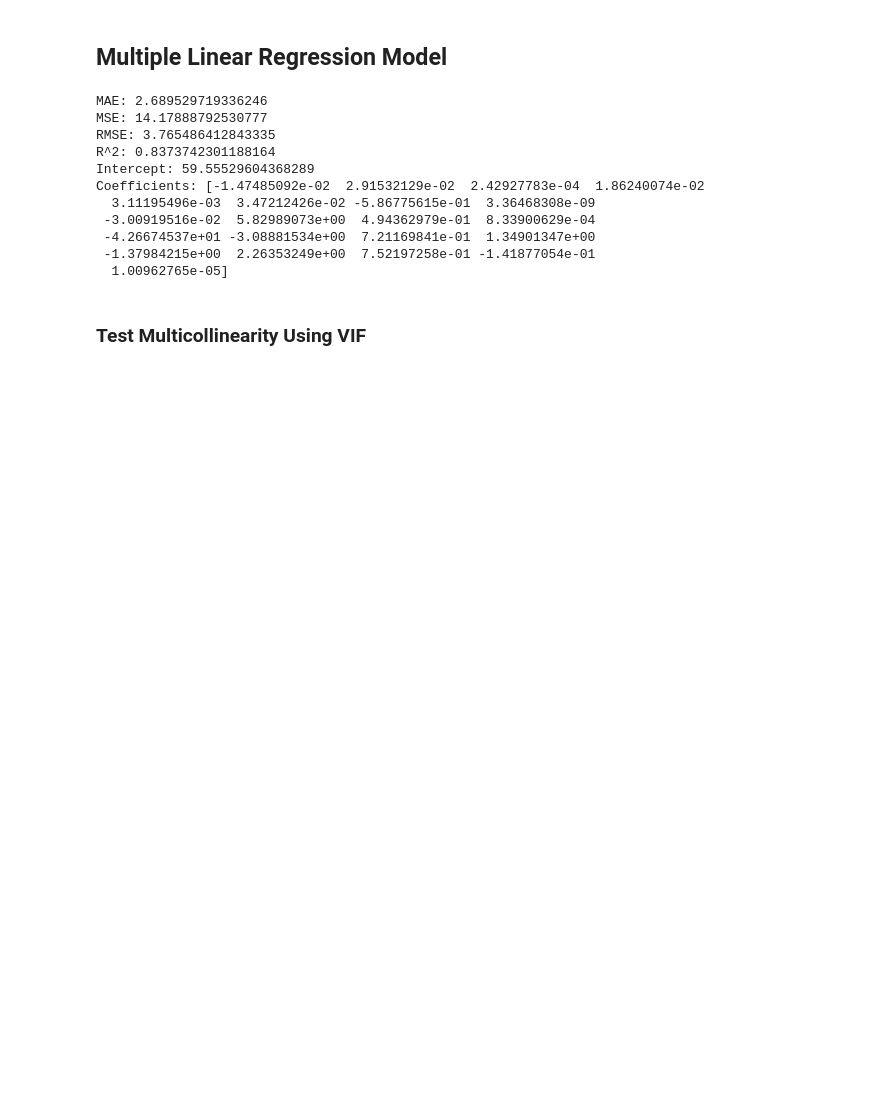
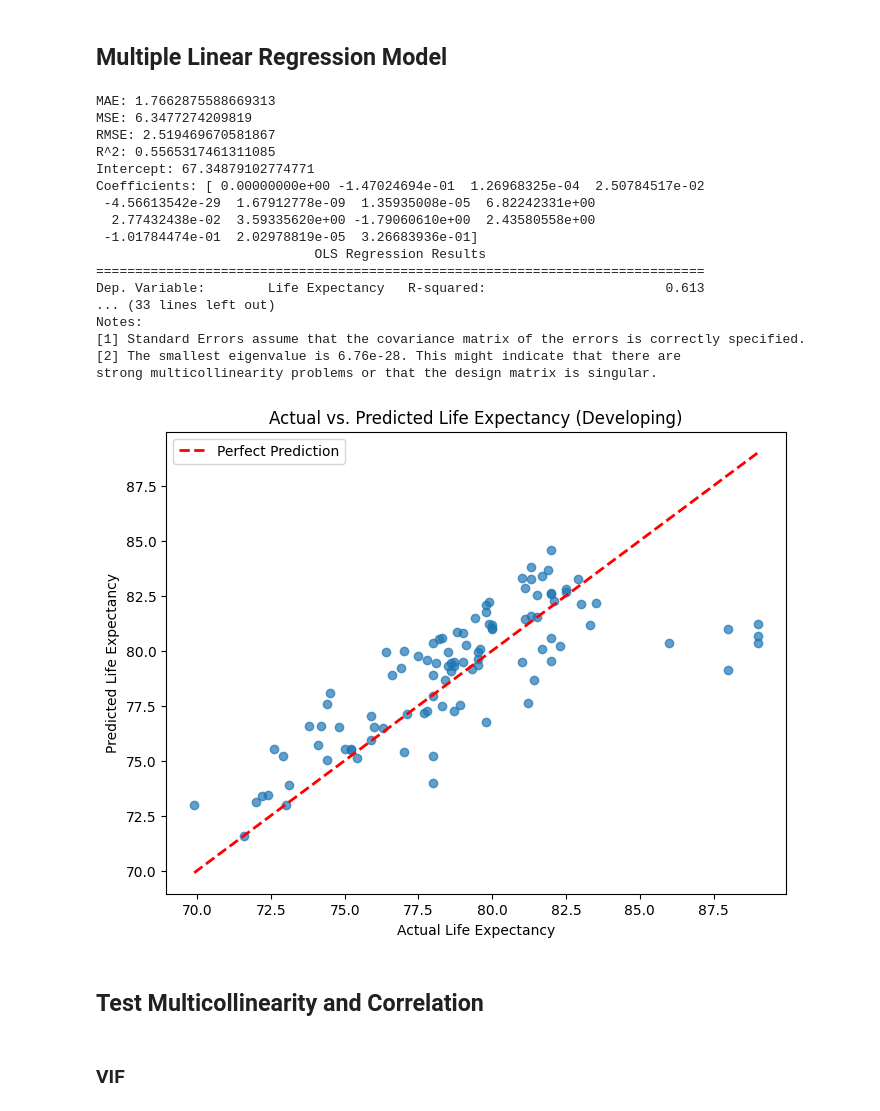
Before and after one commit to sophieharman/Volume-3-LifeExpectancyProject, a Jupyter notebook: Data Analysis/RegressionModel.ipynb, the cells around one changed output. Cells and saved outputs as stored; diff of their text form; code cells hidden in the pictures; blank space fills up the shorter version.

Commit message:
Regularized regression

```diff
--- a/Data Analysis/RegressionModel.ipynb
+++ b/Data Analysis/RegressionModel.ipynb
@@ -83,20 +33,24 @@ dtype: float64
 # %% [markdown]
 ## Multiple Linear Regression Model
 # %%
-# Preprocess the data
+# Prepare the data
 X = df[cols]  # Independent variables
 y = df['Life Expectancy']  # Dependent variable
+
+# Add constant to the independent variables (intercept term)
+X = sm.add_constant(X, has_constant='add')
 
 # Split the data
 X_train, X_test, y_train, y_test = train_test_split(X, y, test_size=0.2, random_state=42)
 
-# Fit the regression model
-model = LinearRegression()
-model.fit(X_train, y_train)
+# Initialize and fit Ridge regression model
+ridge_model = Ridge(alpha=1.0)  # You can adjust the alpha (regularization strength)
+ridge_model.fit(X_train, y_train)
+
+# Predictions
+y_pred = ridge_model.predict(X_test)
 
 # Evaluate the model
-y_pred = model.predict(X_test)
-# Evaluate model performance
 mae = mean_absolute_error(y_test, y_pred)
 mse = mean_squared_error(y_test, y_pred)
 r2 = r2_score(y_test, y_pred)
@@ -106,23 +60,45 @@ print(f'MSE: {mse}')
 print(f'RMSE: {np.sqrt(mse)}')
 print(f'R^2: {r2}')
 
-# Interpret the coefficients
-coefficients = model.coef_
-intercept = model.intercept_
-print("Intercept:", intercept)
-print("Coefficients:", coefficients)
+# Coefficients and intercept
+print("Intercept:", ridge_model.intercept_)
+print("Coefficients:", ridge_model.coef_)
+
+# Approximate p-values using statsmodels OLS
+ols_model = sm.OLS(y_train, X_train).fit()
+print(ols_model.summary())  # Will show coefficients, p-values, and more
 # %% [output]
-MAE: 2.689529719336246
-MSE: 14.17888792530777
-RMSE: 3.765486412843335
-R^2: 0.8373742301188164
-Intercept: 59.55529604368289
-Coefficients: [-1.47485092e-02  2.91532129e-02  2.42927783e-04  1.86240074e-02
-  3.11195496e-03  3.47212426e-02 -5.86775615e-01  3.36468308e-09
- -3.00919516e-02  5.82989073e+00  4.94362979e-01  8.33900629e-04
- -4.26674537e+01 -3.08881534e+00  7.21169841e-01  1.34901347e+00
- -1.37984215e+00  2.26353249e+00  7.52197258e-01 -1.41877054e-01
-  1.00962765e-05]
+MAE: 1.7662875588669313
+MSE: 6.3477274209819
+RMSE: 2.519469670581867
+R^2: 0.5565317461311085
+Intercept: 67.34879102774771
+Coefficients: [ 0.00000000e+00 -1.47024694e-01  1.26968325e-04  2.50784517e-02
+ -4.56613542e-29  1.67912778e-09  1.35935008e-05  6.82242331e+00
+  2.77432438e-02  3.59335620e+00 -1.79060610e+00  2.43580558e+00
+ -1.01784474e-01  2.02978819e-05  3.26683936e-01]
+                            OLS Regression Results
+==============================================================================
+Dep. Variable:        Life Expectancy   R-squared:                       0.613
+... (33 lines left out)
+Notes:
+[1] Standard Errors assume that the covariance matrix of the errors is correctly specified.
+[2] The smallest eigenvalue is 6.76e-28. This might indicate that there are
+strong multicollinearity problems or that the design matrix is singular.
+# %%
+# Scatter plot of actual vs. predicted values
+plt.figure(figsize=(8, 6))
+plt.scatter(y_test, y_pred, alpha=0.7)
+plt.plot([y.min(), y.max()], [y.min(), y.max()], 'r--', lw=2, label='Perfect Prediction')  # Diagonal line
+plt.xlabel('Actual Life Expectancy')
+plt.ylabel('Predicted Life Expectancy')
+plt.title('Actual vs. Predicted Life Expectancy (Developing)')
+plt.legend()
+plt.show()
+# %% [output]
+[figure, added]
 # %% [markdown]
-### Test Multicollinearity Using VIF
+## Test Multicollinearity and Correlation
+# %% [markdown]
+### VIF
 # %%
```
Also changed, not shown: parts of 20 cells of this notebook.
